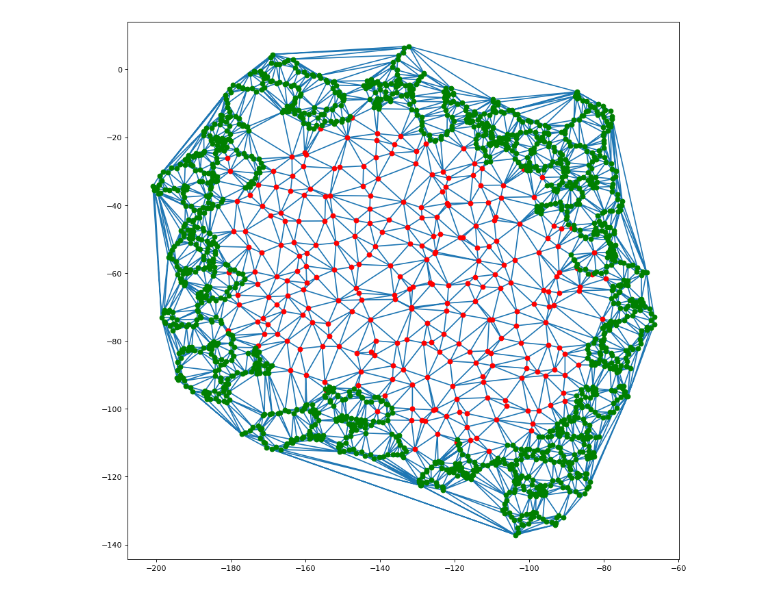
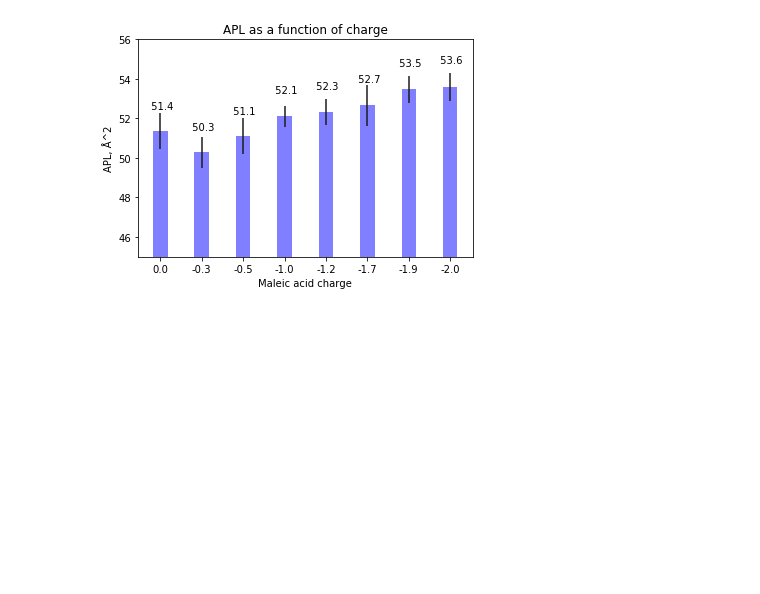
Before and after one commit to Tarasovk49/2018_lipodisk_md, a Jupyter notebook: analysis/APL_calculation_planefit.ipynb, the cells around one changed output. Cells and saved outputs as stored; diff of their text form; code cells hidden in the pictures; blank space fills up the shorter version.

```diff
--- a/analysis/APL_calculation_planefit.ipynb
+++ b/analysis/APL_calculation_planefit.ipynb
@@ -250,9 +0,0 @@ plt.plot(ts_list, new_apl_list)
-# %%
-%matplotlib inline
-plt.figure(num=None, figsize=(13, 13), dpi=80, facecolor='w', edgecolor='k')
-plt.triplot(points[:,0], points[:,1], dela.simplices)
-plt.plot(points_lipid[:,0], points_lipid[:,1], 'o', color='r')
-plt.plot(points_pol[:,0], points_pol[:,1], 'o', color='g')
-plt.savefig('without_overhanging_polymers.png')
-# %% [output]
-[figure, removed]
@@ -258,0 +8,43 @@ plt.savefig('without_overhanging_polymers.png')
+# %%
+naim = 'APL_vs_time.csv'
+apl = {}
+for charge in ['0.0', '-0.3','-0.5','-1.0','-1.2','-1.7','-1.9','-2.0']:
+    apl[charge] = np.loadtxt(charge + '/' + naim, comments=['#','@','&'])
+
+mean = [np.mean(apl[charge],0)[1] for charge in ['0.0', '-0.3','-0.5','-1.0','-1.2','-1.7','-1.9','-2.0']]
+std = [np.std(apl[charge],0)[1] for charge in ['0.0', '-0.3','-0.5','-1.0','-1.2','-1.7','-1.9','-2.0']]
+# %%
+fig, ax = plt.subplots()
+n_groups = 8
+index = np.arange(n_groups)
+
+bar_width = 0.35
+opacity = 0.5
+error_config = {'ecolor': '0.1'}
+rects = ax.bar(index, mean, bar_width, tick_label=('0.0', '-0.3', '-0.5', '-1.0', '-1.2', '-1.7', '-1.9', '-2.0'), alpha=opacity, color='b', yerr=std, error_kw=error_config)
+ax.set_ylim([45, 56])
+
+
+def autolabel(rects):
+    for idx,rect in enumerate(rects):
+        height = rect.get_height()
+        ax.text(rect.get_x() + rect.get_width()/2., 1.02*height,
+                "{:5.1f}".format(mean[idx]),
+                ha='center', va='bottom', rotation=0)
+
+autolabel(rects)
+
+ax.set_xlabel('Maleic acid charge')
+ax.set_ylabel('APL, Å^2')
+ax.set_title('APL as a function of charge')
+ax.set_xticks(index)
+
+
+#ax.legend()
+
+#fig.tight_layout()
+#plt.show()
+plt.savefig('APL_vs_charge.png')
+#plt.close()
+# %% [output]
+[figure, added]
```
Also changed, not shown: parts of 15 cells of this notebook.
